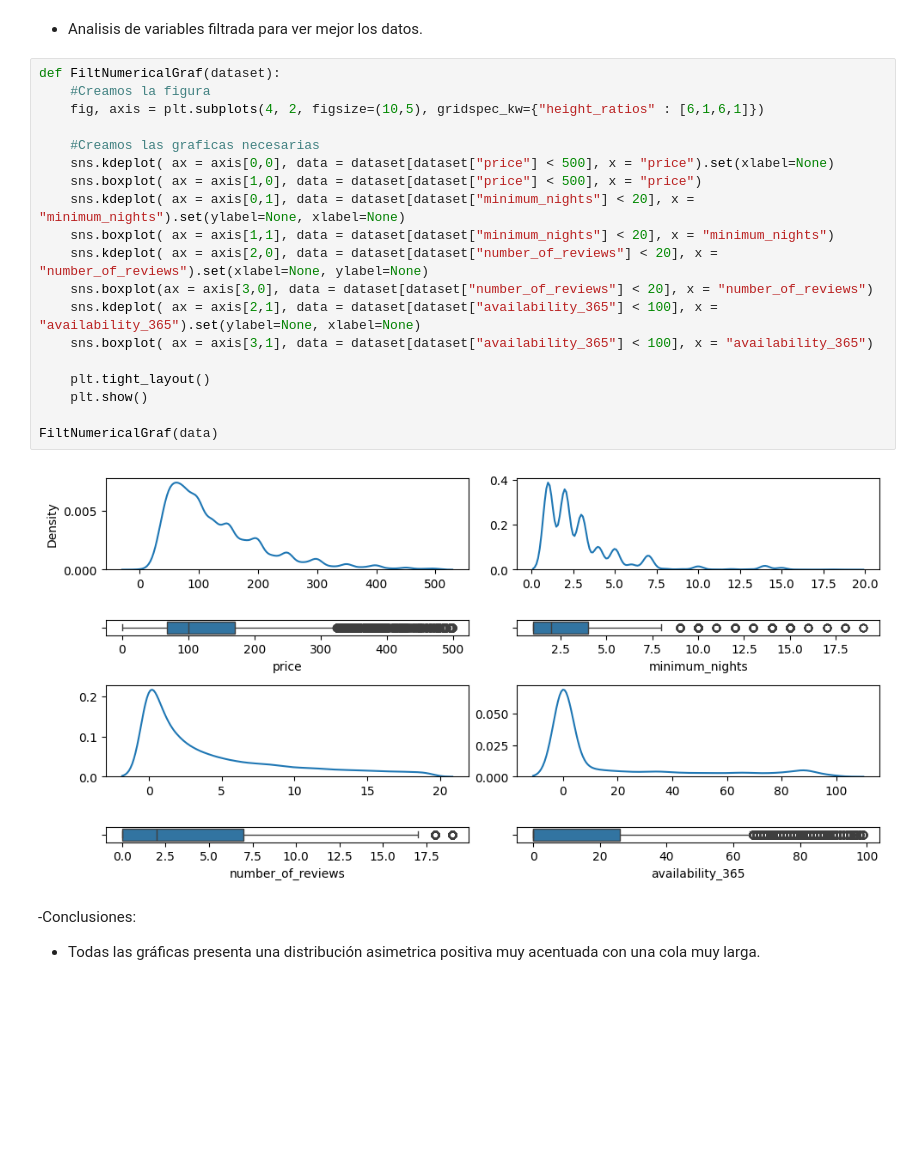
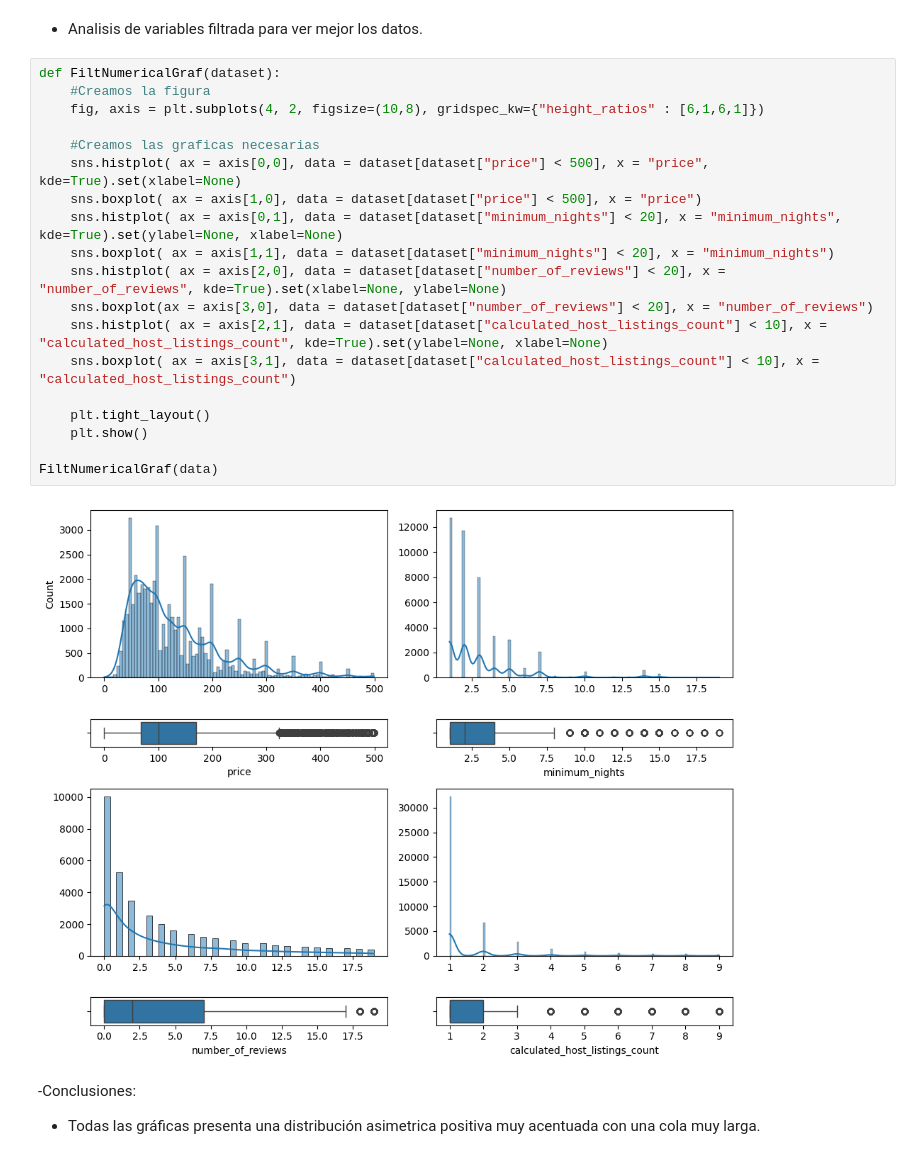
Before and after one commit to Fj-martinez33/AirBnB-NewYork, a Jupyter notebook: src/explore.ipynb, the cells around one changed output. Saved outputs shown, nothing was run; the diff lists cells and outputs as text; blank space fills up the shorter version.

```diff
--- a/src/explore.ipynb
+++ b/src/explore.ipynb
@@ -227,24 +265,24 @@ NumericalGraf(data)
 # %%
 def FiltNumericalGraf(dataset):
     #Creamos la figura
-    fig, axis = plt.subplots(4, 2, figsize=(10,5), gridspec_kw={"height_ratios" : [6,1,6,1]})
+    fig, axis = plt.subplots(4, 2, figsize=(10,8), gridspec_kw={"height_ratios" : [6,1,6,1]})
 
     #Creamos las graficas necesarias
-    sns.kdeplot( ax = axis[0,0], data = dataset[dataset["price"] < 500], x = "price").set(xlabel=None)
+    sns.histplot( ax = axis[0,0], data = dataset[dataset["price"] < 500], x = "price", kde=True).set(xlabel=None)
     sns.boxplot( ax = axis[1,0], data = dataset[dataset["price"] < 500], x = "price")
-    sns.kdeplot( ax = axis[0,1], data = dataset[dataset["minimum_nights"] < 20], x = "minimum_nights").set(ylabel=None, xlabel=None)
+    sns.histplot( ax = axis[0,1], data = dataset[dataset["minimum_nights"] < 20], x = "minimum_nights", kde=True).set(ylabel=None, xlabel=None)
     sns.boxplot( ax = axis[1,1], data = dataset[dataset["minimum_nights"] < 20], x = "minimum_nights")
-    sns.kdeplot( ax = axis[2,0], data = dataset[dataset["number_of_reviews"] < 20], x = "number_of_reviews").set(xlabel=None, ylabel=None)
+    sns.histplot( ax = axis[2,0], data = dataset[dataset["number_of_reviews"] < 20], x = "number_of_reviews", kde=True).set(xlabel=None, ylabel=None)
     sns.boxplot(ax = axis[3,0], data = dataset[dataset["number_of_reviews"] < 20], x = "number_of_reviews")
-    sns.kdeplot( ax = axis[2,1], data = dataset[dataset["availability_365"] < 100], x = "availability_365").set(ylabel=None, xlabel=None)
-    sns.boxplot( ax = axis[3,1], data = dataset[dataset["availability_365"] < 100], x = "availability_365")
+    sns.histplot( ax = axis[2,1], data = dataset[dataset["calculated_host_listings_count"] < 10], x = "calculated_host_listings_count", kde=True).set(ylabel=None, xlabel=None)
+    sns.boxplot( ax = axis[3,1], data = dataset[dataset["calculated_host_listings_count"] < 10], x = "calculated_host_listings_count")
 
     plt.tight_layout()
     plt.show()
 
 FiltNumericalGraf(data)
 # %% [output]
-[figure, old version]
+[figure, new version]
 # %% [markdown]
 -Conclusiones:
 
```
Also changed, not shown: parts of 15 cells of this notebook.
